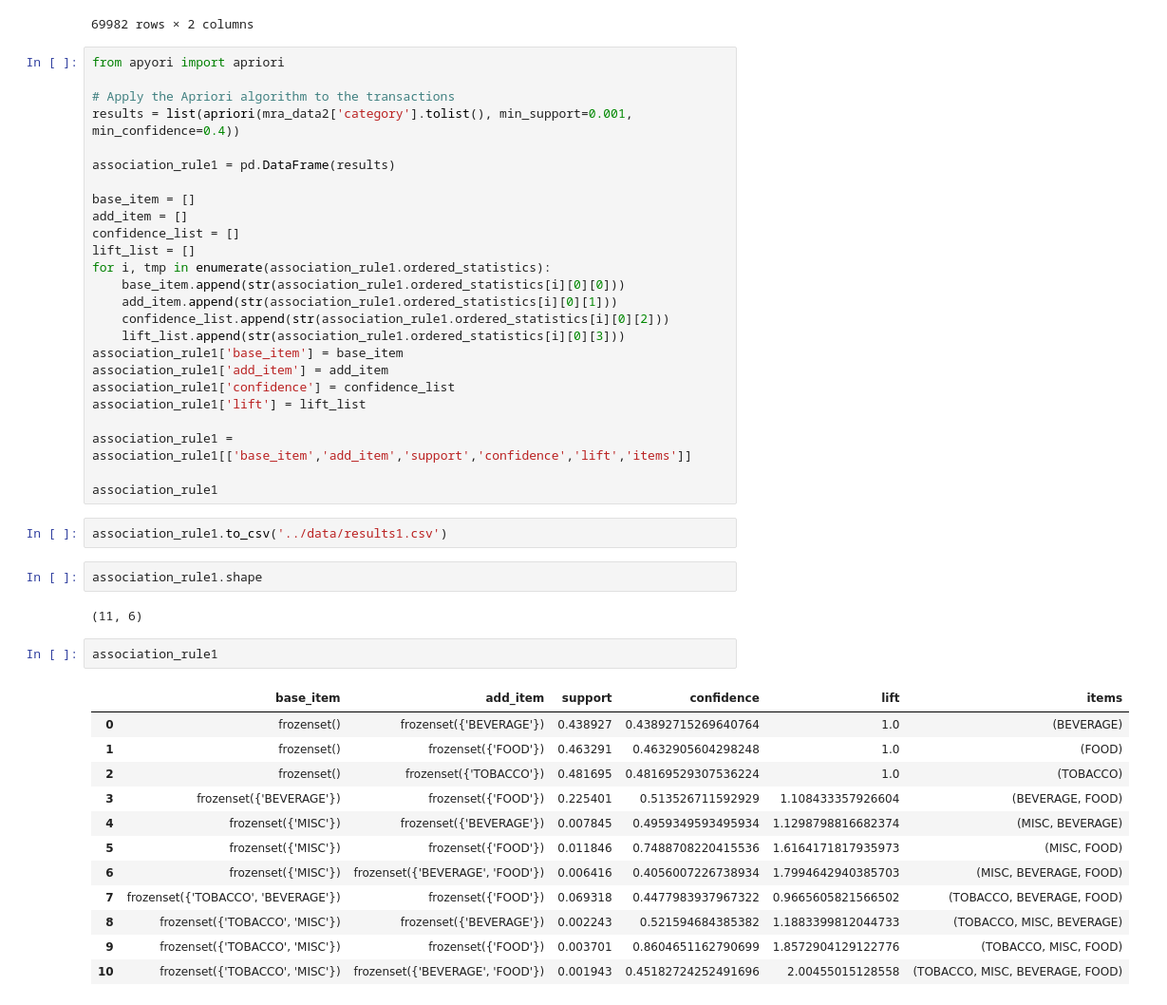
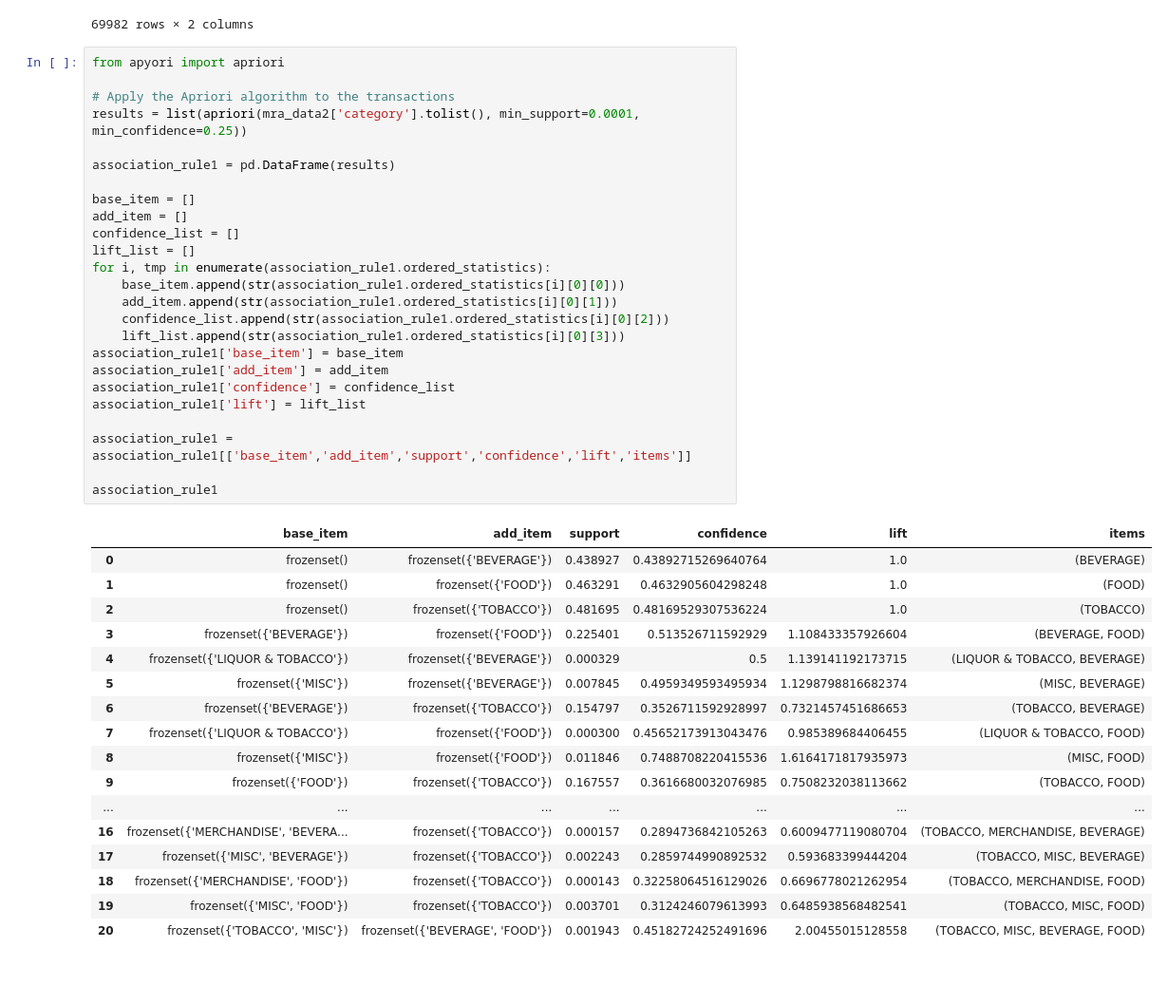
Before and after one commit to sarang-manohar/hogwarts, a Jupyter notebook: academia/marketResearchAnalysis/code/code.ipynb, the cells around one changed output. Shown at 95% size. Cells and saved outputs as stored; diff of their text form; blank space fills up the shorter version.

```diff
--- a/academia/marketResearchAnalysis/code/code.ipynb
+++ b/academia/marketResearchAnalysis/code/code.ipynb
@@ -544,49 +565,46 @@ mra_data2
 # %%
 from apyori import apriori
 
 # Apply the Apriori algorithm to the transactions
-results = list(apriori(mra_data2['category'].tolist(), min_support=0.001, min_confidence=0.4))
+results = list(apriori(mra_data2['category'].tolist(), min_support=0.0001, min_confidence=0.25))
 
 association_rule1 = pd.DataFrame(results)
 
 base_item = []
 add_item = []
 confidence_list = []
 lift_list = []
 for i, tmp in enumerate(association_rule1.ordered_statistics):
     base_item.append(str(association_rule1.ordered_statistics[i][0][0]))
     add_item.append(str(association_rule1.ordered_statistics[i][0][1]))
     confidence_list.append(str(association_rule1.ordered_statistics[i][0][2]))
     lift_list.append(str(association_rule1.ordered_statistics[i][0][3]))
 association_rule1['base_item'] = base_item
 association_rule1['add_item'] = add_item
 association_rule1['confidence'] = confidence_list
 association_rule1['lift'] = lift_list
 
 association_rule1 = association_rule1[['base_item','add_item','support','confidence','lift','items']]
 
 association_rule1
+# %% [output]
+|  | base_item | add_item | support | confidence | lift | items |
+| 0 | frozenset() | frozenset({'BEVERAGE'}) | 0.438927 | 0.43892715269640764 | 1.0 | (BEVERAGE) |
+| 1 | frozenset() | frozenset({'FOOD'}) | 0.463291 | 0.4632905604298248 | 1.0 | (FOOD) |
+| 2 | frozenset() | frozenset({'TOBACCO'}) | 0.481695 | 0.48169529307536224 | 1.0 | (TOBACCO) |
+| 3 | frozenset({'BEVERAGE'}) | frozenset({'FOOD'}) | 0.225401 | 0.513526711592929 | 1.108433357926604 | (BEVERAGE, FOOD) |
+| 4 | frozenset({'LIQUOR & TOBACCO'}) | frozenset({'BEVERAGE'}) | 0.000329 | 0.5 | 1.139141192173715 | (LIQUOR & TOBACCO, BEVERAGE) |
+| 5 | frozenset({'MISC'}) | frozenset({'BEVERAGE'}) | 0.007845 | 0.4959349593495934 | 1.1298798816682374 | (MISC, BEVERAGE) |
+| 6 | frozenset({'BEVERAGE'}) | frozenset({'TOBACCO'}) | 0.154797 | 0.3526711592928997 | 0.7321457451686653 | (TOBACCO, BEVERAGE) |
+| 7 | frozenset({'LIQUOR & TOBACCO'}) | frozenset({'FOOD'}) | 0.000300 | 0.45652173913043476 | 0.985389684406455 | (LIQUOR & TOBACCO, FOOD) |
+| 8 | frozenset({'MISC'}) | frozenset({'FOOD'}) | 0.011846 | 0.7488708220415536 | 1.6164171817935973 | (MISC, FOOD) |
+| 9 | frozenset({'FOOD'}) | frozenset({'TOBACCO'}) | 0.167557 | 0.3616680032076985 | 0.7508232038113662 | (TOBACCO, FOOD) |
+| ... | ... | ... | ... | ... | ... | ... |
+| 16 | frozenset({'MERCHANDISE', 'BEVERA... | frozenset({'TOBACCO'}) | 0.000157 | 0.2894736842105263 | 0.6009477119080704 | (TOBACCO, MERCHANDISE, BEVERAGE) |
+| 17 | frozenset({'MISC', 'BEVERAGE'}) | frozenset({'TOBACCO'}) | 0.002243 | 0.2859744990892532 | 0.593683399444204 | (TOBACCO, MISC, BEVERAGE) |
+| 18 | frozenset({'MERCHANDISE', 'FOOD'}) | frozenset({'TOBACCO'}) | 0.000143 | 0.32258064516129026 | 0.6696778021262954 | (TOBACCO, MERCHANDISE, FOOD) |
+| 19 | frozenset({'MISC', 'FOOD'}) | frozenset({'TOBACCO'}) | 0.003701 | 0.3124246079613993 | 0.6485938568482541 | (TOBACCO, MISC, FOOD) |
+| 20 | frozenset({'TOBACCO', 'MISC'}) | frozenset({'BEVERAGE', 'FOOD'}) | 0.001943 | 0.45182724252491696 | 2.00455015128558 | (TOBACCO, MISC, BEVERAGE, FOOD) |
-# %%
-association_rule1.to_csv('../data/results1.csv')
-# %%
-association_rule1.shape
-# %% [output]
-(11, 6)
-# %%
-association_rule1
-# %% [output]
-|  | base_item | add_item | support | confidence | lift | items |
-| 0 | frozenset() | frozenset({'BEVERAGE'}) | 0.438927 | 0.43892715269640764 | 1.0 | (BEVERAGE) |
-| 1 | frozenset() | frozenset({'FOOD'}) | 0.463291 | 0.4632905604298248 | 1.0 | (FOOD) |
-| 2 | frozenset() | frozenset({'TOBACCO'}) | 0.481695 | 0.48169529307536224 | 1.0 | (TOBACCO) |
-| 3 | frozenset({'BEVERAGE'}) | frozenset({'FOOD'}) | 0.225401 | 0.513526711592929 | 1.108433357926604 | (BEVERAGE, FOOD) |
-| 4 | frozenset({'MISC'}) | frozenset({'BEVERAGE'}) | 0.007845 | 0.4959349593495934 | 1.1298798816682374 | (MISC, BEVERAGE) |
-| 5 | frozenset({'MISC'}) | frozenset({'FOOD'}) | 0.011846 | 0.7488708220415536 | 1.6164171817935973 | (MISC, FOOD) |
-| 6 | frozenset({'MISC'}) | frozenset({'BEVERAGE', 'FOOD'}) | 0.006416 | 0.4056007226738934 | 1.7994642940385703 | (MISC, BEVERAGE, FOOD) |
-| 7 | frozenset({'TOBACCO', 'BEVERAGE'}) | frozenset({'FOOD'}) | 0.069318 | 0.4477983937967322 | 0.9665605821566502 | (TOBACCO, BEVERAGE, FOOD) |
-| 8 | frozenset({'TOBACCO', 'MISC'}) | frozenset({'BEVERAGE'}) | 0.002243 | 0.521594684385382 | 1.1883399812044733 | (TOBACCO, MISC, BEVERAGE) |
-| 9 | frozenset({'TOBACCO', 'MISC'}) | frozenset({'FOOD'}) | 0.003701 | 0.8604651162790699 | 1.8572904129122776 | (TOBACCO, MISC, FOOD) |
-| 10 | frozenset({'TOBACCO', 'MISC'}) | frozenset({'BEVERAGE', 'FOOD'}) | 0.001943 | 0.45182724252491696 | 2.00455015128558 | (TOBACCO, MISC, BEVERAGE, FOOD) |
 # %%
 import pygame
 
```
Also changed, not shown: parts of 12 cells of this notebook.
